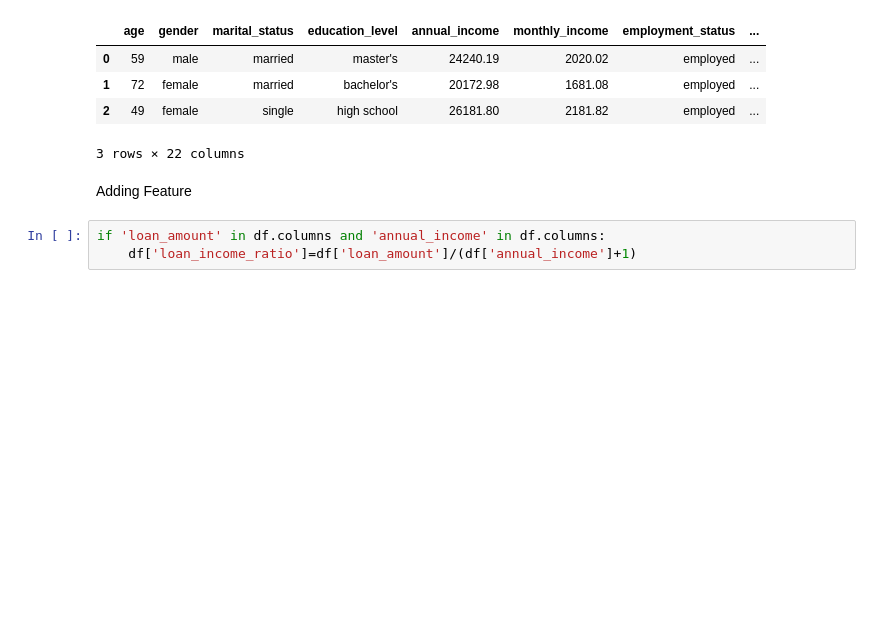
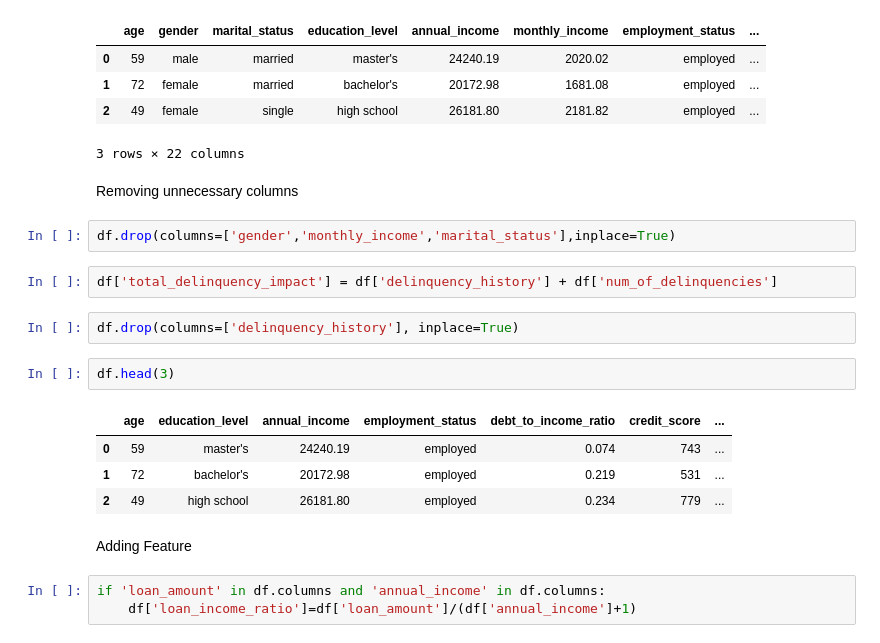
Before and after one commit to kirti-j/loan-default-prediction, a Jupyter notebook: notebooks/feature_engineering.ipynb, the cells around one changed output. Cells and saved outputs as stored; diff of their text form; blank space fills up the shorter version.

```diff
--- a/notebooks/feature_engineering.ipynb
+++ b/notebooks/feature_engineering.ipynb
@@ -11,6 +11,21 @@ df.head(3)
 | 1 | 72 | female | married | bachelor's | 20172.98 | 1681.08 | employed | ... |
 | 2 | 49 | female | single | high school | 26181.80 | 2181.82 | employed | ... |
 3 rows × 22 columns
+# %% [markdown]
+Removing unnecessary columns
+# %%
+df.drop(columns=['gender','monthly_income','marital_status'],inplace=True)
+# %%
+df['total_delinquency_impact'] = df['delinquency_history'] + df['num_of_delinquencies']
+# %%
+df.drop(columns=['delinquency_history'], inplace=True)
+# %%
+df.head(3)
+# %% [output]
+|  | age | education_level | annual_income | employment_status | debt_to_income_ratio | credit_score | ... |
+| 0 | 59 | master's | 24240.19 | employed | 0.074 | 743 | ... |
+| 1 | 72 | bachelor's | 20172.98 | employed | 0.219 | 531 | ... |
+| 2 | 49 | high school | 26181.80 | employed | 0.234 | 779 | ... |
 # %% [markdown]
 Adding Feature
 # %%
```
Also changed, not shown: parts of 9 cells of this notebook, 1 other file.
